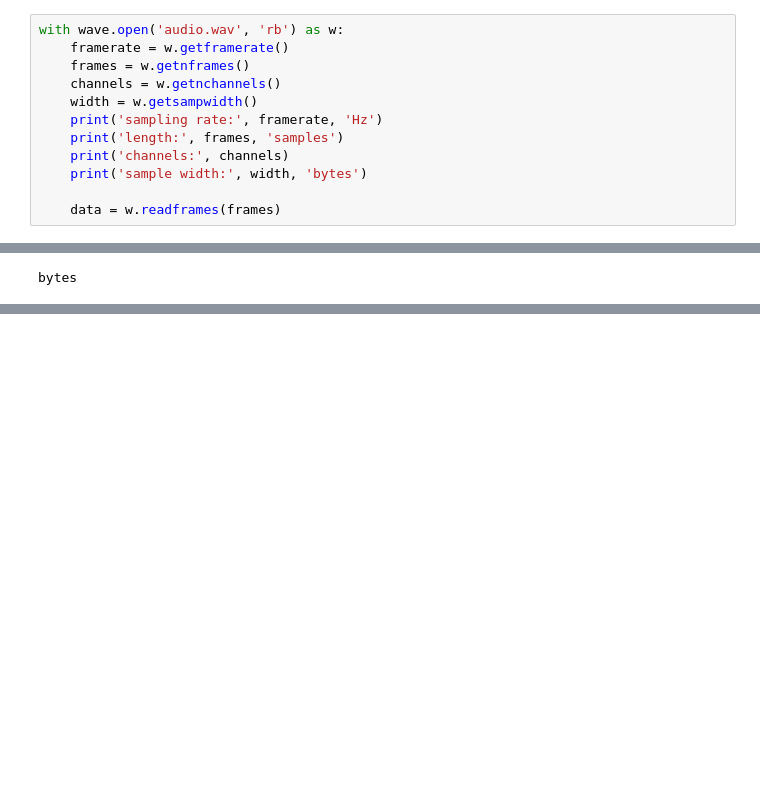
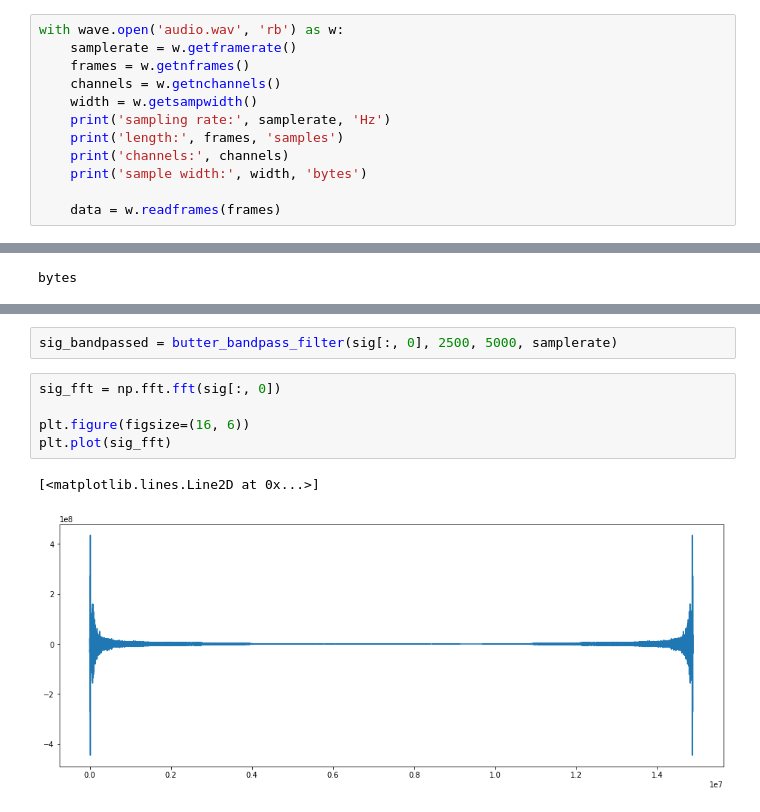
Before and after one commit to adb2-watermark-reader/adb2-watermark-reader, a Jupyter notebook: audio-watermark-decoding.ipynb, the cells around one changed output, grey strips where cells are left out. Drawn from its saved outputs; the diff is of its cells as text; blank space fills up the shorter version.

```diff
--- a/audio-watermark-decoding.ipynb
+++ b/audio-watermark-decoding.ipynb
@@ -16,10 +18,10 @@ import numpy as np
 # %%
 with wave.open('audio.wav', 'rb') as w:
-    framerate = w.getframerate()
+    samplerate = w.getframerate()
     frames = w.getnframes()
     channels = w.getnchannels()
     width = w.getsampwidth()
-    print('sampling rate:', framerate, 'Hz')
+    print('sampling rate:', samplerate, 'Hz')
     print('length:', frames, 'samples')
     print('channels:', channels)
     print('sample width:', width, 'bytes')
@@ -43 +67,11 @@ sig = np.frombuffer(data, dtype='<i2').reshape(-1, channels)
+# %%
+sig_bandpassed = butter_bandpass_filter(sig[:, 0], 2500, 5000, samplerate)
+# %%
+sig_fft = np.fft.fft(sig[:, 0])
+
+plt.figure(figsize=(16, 6))
+plt.plot(sig_fft)
+# %% [output]
+[<matplotlib.lines.Line2D at 0x...>]
+[figure, added]
 # %%
```
Also changed, not shown: parts of 6 cells of this notebook, 4 other files.
